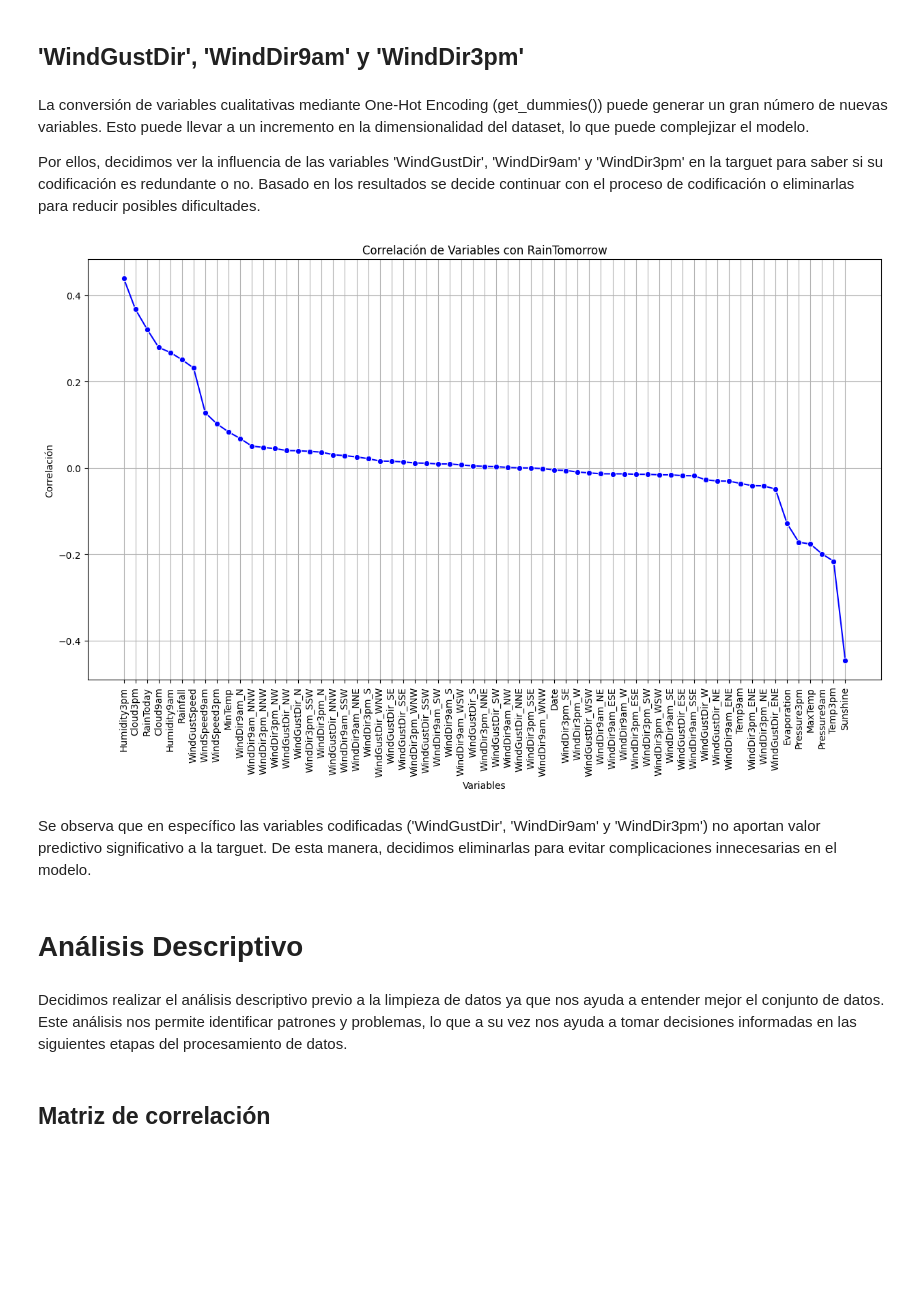
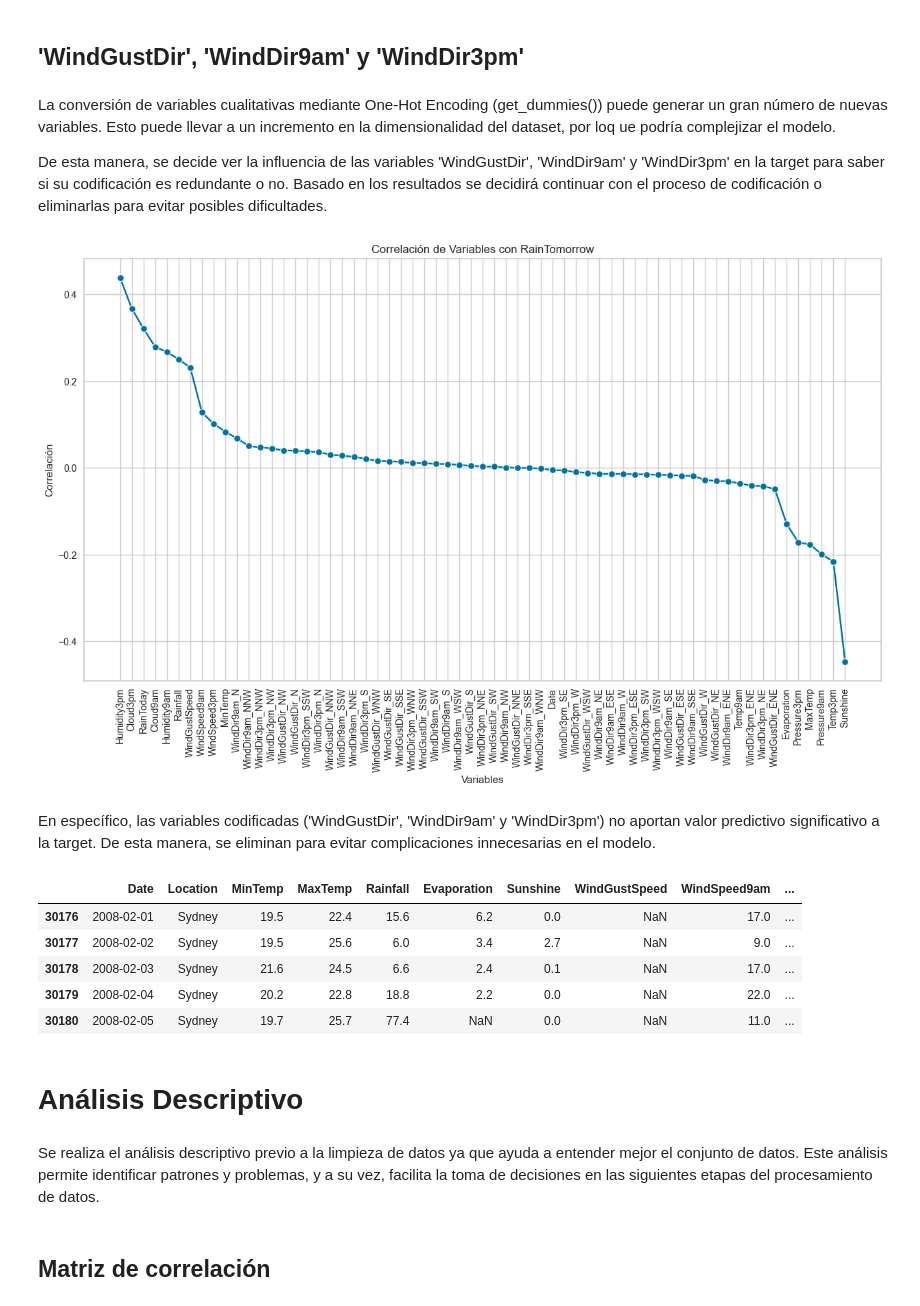
Before and after one commit to juanazorzolo/AA1-TUIA-Balverdi-Herrera-Zorzolo, a Jupyter notebook: TP_clasificacion_AA1.ipynb, the cells around one changed output. Cells and saved outputs as stored; diff of their text form; code cells hidden in the pictures; blank space fills up the shorter version.

```diff
--- a/TP_clasificacion_AA1.ipynb
+++ b/TP_clasificacion_AA1.ipynb
@@ -148,49 +211,58 @@ memory usage: 4.5+ MB
 # %% [markdown]
 ## 'RainToday' y 'RainTomorrow'
 # %%
-df_weather['RainToday'] = df_weather['RainToday'].map({'Yes': 1, 'No': 0})
-df_weather['RainTomorrow'] = df_weather['RainTomorrow'].map({'Yes': 1, 'No': 0})
+df_weather.loc[:, 'RainToday'] = df_weather['RainToday'].map({'Yes': 1, 'No': 0})
+df_weather.loc[:, 'RainTomorrow'] = df_weather['RainTomorrow'].map({'Yes': 1, 'No': 0})
+df_weather['Date'] = pd.to_datetime(df_weather['Date'])
 
-df_weather['Date'] = pd.to_datetime(df_weather['Date'])
+# Ordenar las filas del data según Date
 df_weather = df_weather.sort_values(by='Date')
 # %% [markdown]
 ## 'WindGustDir', 'WindDir9am' y 'WindDir3pm'
 # %% [markdown]
-La conversión de variables cualitativas mediante One-Hot Encoding (get_dummies()) puede generar un gran número de nuevas variables. Esto puede llevar a un incremento en la dimensionalidad del dataset, lo que puede complejizar el modelo.
+La conversión de variables cualitativas mediante One-Hot Encoding (get_dummies()) puede generar un gran número de nuevas variables. Esto puede llevar a un incremento en la dimensionalidad del dataset, por loq ue podría complejizar el modelo.
 
-Por ellos, decidimos ver la influencia de las variables 'WindGustDir', 'WindDir9am' y 'WindDir3pm' en la targuet para saber si su codificación es redundante o no. Basado en los resultados se decide continuar con el proceso de codificación o eliminarlas para reducir posibles dificultades.
+De esta manera, se decide ver la influencia de las variables 'WindGustDir', 'WindDir9am' y 'WindDir3pm' en la target para saber si su codificación es redundante o no. Basado en los resultados se decidirá continuar con el proceso de codificación o eliminarlas para evitar posibles dificultades.
 # %%
 cuantitativas = df_weather.select_dtypes(include=['float64', 'int64'])
 
 # Aplicar One-Hot Encoding para las columnas categóricas
 df_sin_location = df_weather.drop(columns=['Location'])
-df_encoded = pd.get_dummies(df_sin_location, columns=['WindGustDir', 'WindDir9am', 'WindDir3pm'], drop_first=True)
+df_codificado = pd.get_dummies(df_sin_location, columns=['WindGustDir', 'WindDir9am', 'WindDir3pm'], drop_first=True)
 
-# Concatenar las variables cuantitativas con las variables codificadas
-df_combined = pd.concat([cuantitativas, df_encoded.drop(columns=cuantitativas.columns)], axis=1)
+df_combinado = pd.concat([cuantitativas, df_codificado.drop(columns=cuantitativas.columns)], axis=1)
 # %%
 # Calcular las correlaciones de cada variable con 'RainTomorrow'
-correlations_with_rain = df_combined.corrwith(df_combined['RainTomorrow']).sort_values(ascending=False)
-correlations_with_rain = correlations_with_rain.drop('RainTomorrow')
+correlaciones = df_combinado.corrwith(df_combinado['RainTomorrow']).sort_values(ascending=False)
+correlaciones = correlaciones.drop('RainTomorrow')
 
 plt.figure(figsize=(15, 8))
-sns.lineplot(x=correlations_with_rain.index, y=correlations_with_rain.values, marker='o', color='b')
+sns.lineplot(x=correlaciones.index, y=correlaciones.values, marker='o', color='b')
 plt.xticks(rotation=90)
 plt.title('Correlación de Variables con RainTomorrow')
 plt.ylabel('Correlación')
 plt.xlabel('Variables')
 plt.grid(True)
 plt.show()
 # %% [output]
-[figure, old version]
+[figure, new version]
 # %% [markdown]
-Se observa que en específico las variables codificadas ('WindGustDir', 'WindDir9am' y 'WindDir3pm') no aportan valor predictivo significativo a la targuet. De esta manera, decidimos eliminarlas para evitar complicaciones innecesarias en el modelo.
+En específico, las variables codificadas ('WindGustDir', 'WindDir9am' y 'WindDir3pm') no aportan valor predictivo significativo a la target. De esta manera, se eliminan para evitar complicaciones innecesarias en el modelo.
 # %%
 df_weather = df_weather.drop(columns=['WindGustDir', 'WindDir9am', 'WindDir3pm'])
+# %%
+df_weather.head()
+# %% [output]
+|  | Date | Location | MinTemp | MaxTemp | Rainfall | Evaporation | Sunshine | WindGustSpeed | WindSpeed9am | ... |
+| 30176 | 2008-02-01 | Sydney | 19.5 | 22.4 | 15.6 | 6.2 | 0.0 | NaN | 17.0 | ... |
+| 30177 | 2008-02-02 | Sydney | 19.5 | 25.6 | 6.0 | 3.4 | 2.7 | NaN | 9.0 | ... |
+| 30178 | 2008-02-03 | Sydney | 21.6 | 24.5 | 6.6 | 2.4 | 0.1 | NaN | 17.0 | ... |
+| 30179 | 2008-02-04 | Sydney | 20.2 | 22.8 | 18.8 | 2.2 | 0.0 | NaN | 22.0 | ... |
+| 30180 | 2008-02-05 | Sydney | 19.7 | 25.7 | 77.4 | NaN | 0.0 | NaN | 11.0 | ... |
 # %% [markdown]
 # Análisis Descriptivo
 # %% [markdown]
-Decidimos realizar el análisis descriptivo previo a la limpieza de datos ya que nos ayuda a entender mejor el conjunto de datos. Este análisis nos permite identificar patrones y problemas, lo que a su vez nos ayuda a tomar decisiones informadas en las siguientes etapas del procesamiento de datos.
+Se realiza el análisis descriptivo previo a la limpieza de datos ya que ayuda a entender mejor el conjunto de datos. Este análisis permite identificar patrones y problemas, y a su vez, facilita la toma de decisiones en las siguientes etapas del procesamiento de datos.
 # %% [markdown]
 ## Matriz de correlación
 # %%
```
Also changed, not shown: parts of 149 cells of this notebook, 12 other files.
